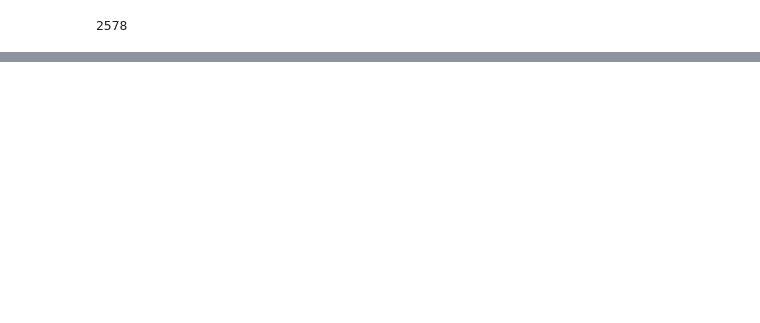
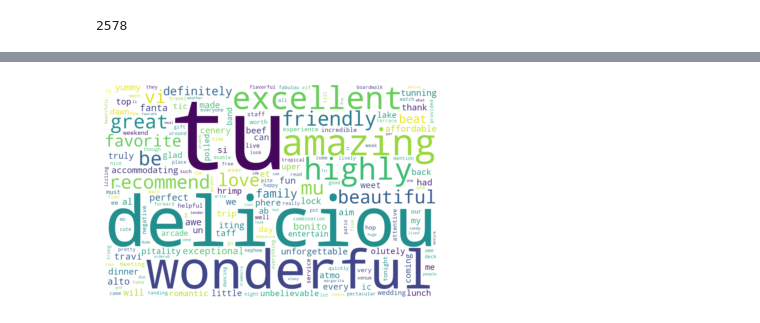
Before and after one commit to hahashuo/yelp_data_628, a Jupyter notebook: data_generation.ipynb, the cells around one changed output, grey strips where cells are left out. Cells and saved outputs as stored; diff of their text form; code cells hidden in the pictures; blank space fills up the shorter version.

Commit message:
revise the idf calculator and draw wordcloud

```diff
--- a/data_generation.ipynb
+++ b/data_generation.ipynb
@@ -471,3 +424,15 @@ starofreviews
 4.0    None
 5.0    None
 dtype: object
+# %%
+import matplotlib.pyplot as plt
+from wordcloud import WordCloud
+
+wordcloud = WordCloud(background_color="white", width=1500, height=960, margin=10)
+wordcloud.generate_from_frequencies(frequencies=Star_Res.loc[5].to_dict())
+plt.figure()
+plt.imshow(wordcloud, interpolation="bilinear")
+plt.axis("off")
+plt.show()
+# %% [output]
+[figure, added]
```
Also changed, not shown: parts of 20 cells of this notebook.
